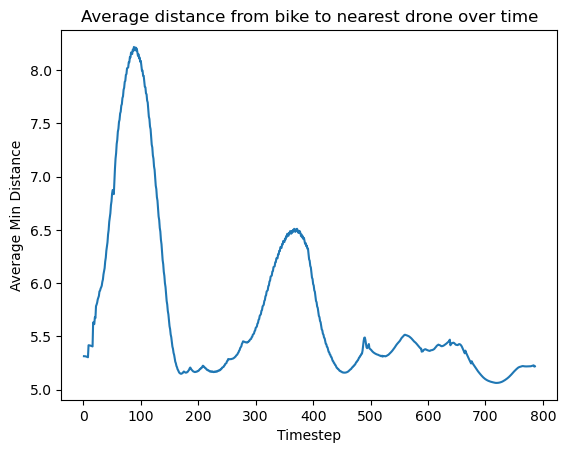
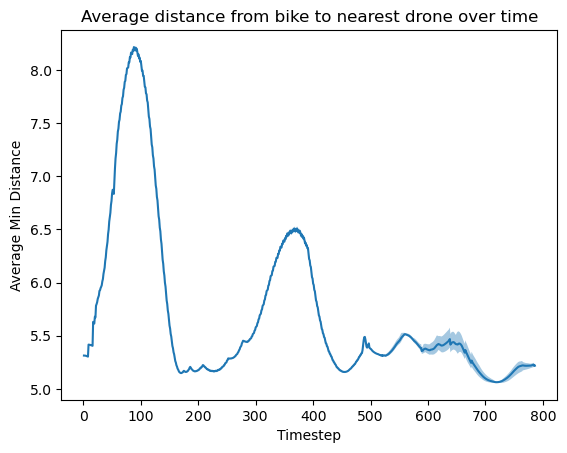
Code edit (unified diff) that turned the first committed figure into the second:
--- before
+++ after
@@ -1,6 +1,13 @@
 df = pd.read_csv("data/bike_data.csv")
-avg_dist = df.groupby("Timestep")["min_distance"].mean().reset_index()
+avg_dist = df.groupby("Timestep")["min_distance"].agg(["mean", "min", "max"]).reset_index()
 
-sns.lineplot(data=avg_dist, x="Timestep", y="min_distance")
+sns.lineplot(data=avg_dist, x="Timestep", y="mean")
+
+plt.fill_between(
+    avg_dist["Timestep"],
+    avg_dist["min"],
+    avg_dist["max"],
+    alpha=0.4
+)
 
 plt.title("Average distance from bike to nearest drone over time")

Commit: add further data vis